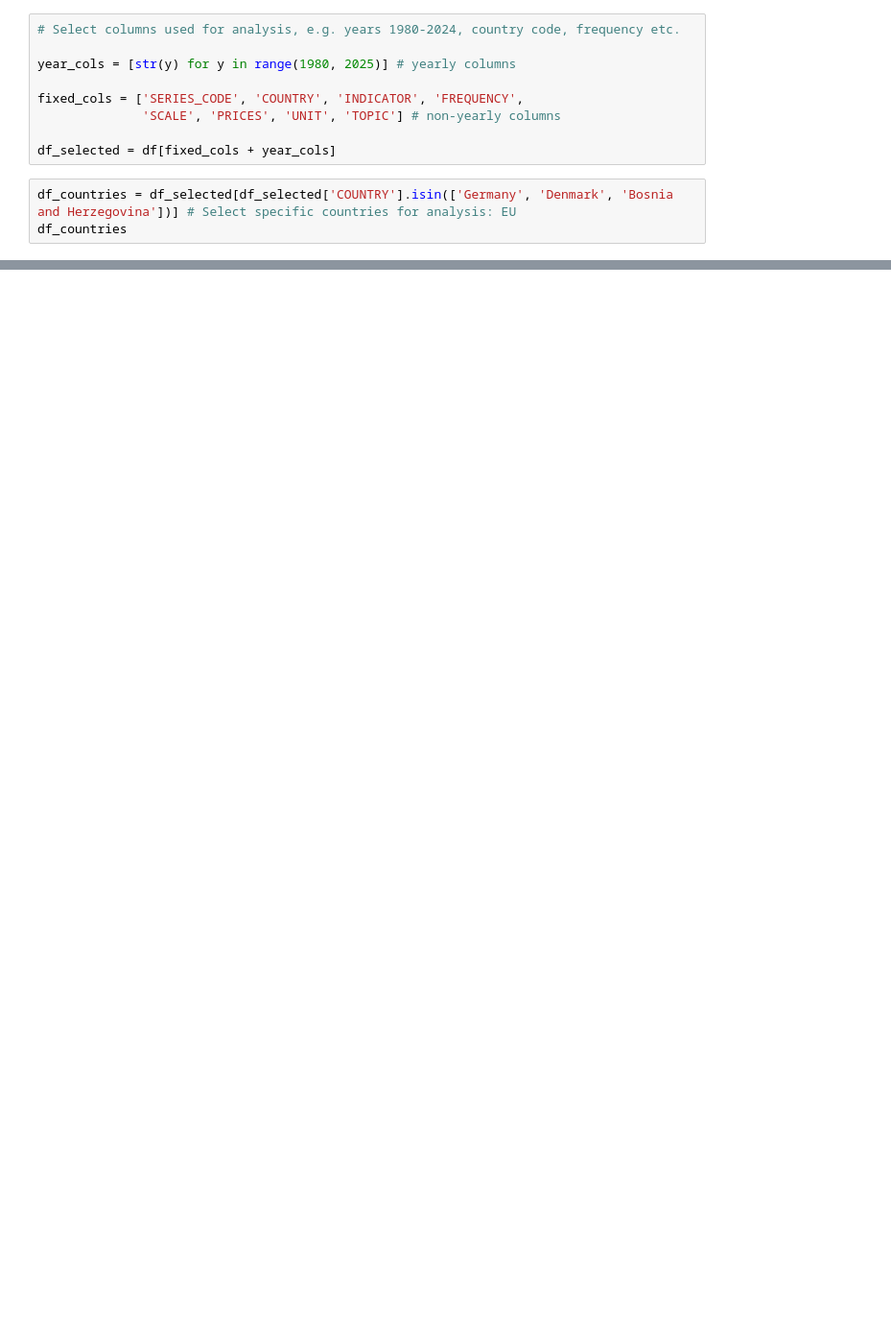
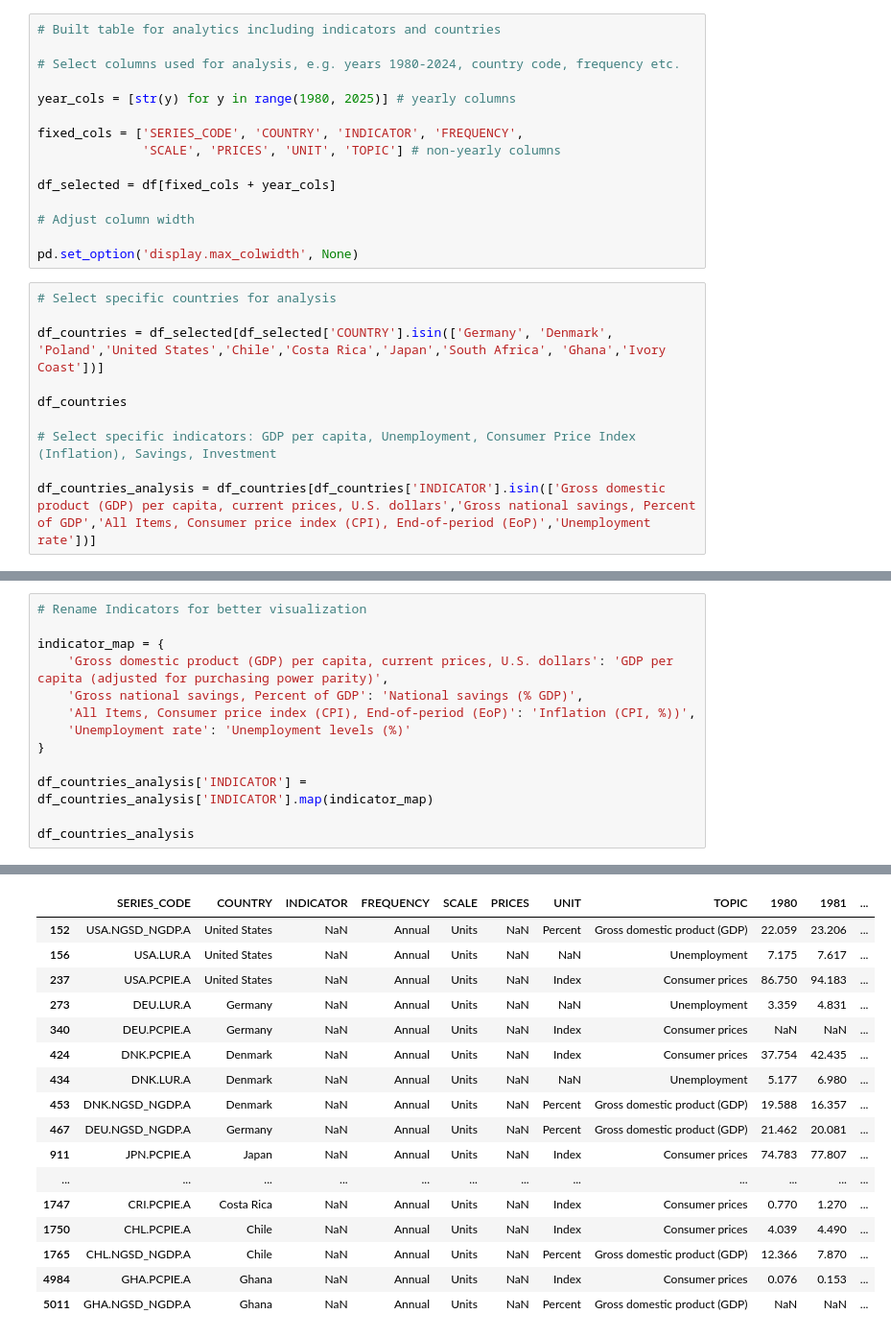
Before and after one commit to MDYCK12/Well-Being-Economics-, a Jupyter notebook: Notebooks/Max.ipynb, the cells around one changed output, grey strips where cells are left out. Shown at 96% size. Saved outputs shown, nothing was run; the diff lists cells and outputs as text; blank space fills up the shorter version.

```diff
--- a/Notebooks/Max.ipynb
+++ b/Notebooks/Max.ipynb
@@ -19,5 +15,7 @@ url = "https://docs.google.com/spreadsheets/d/1BV0koOEqQs580tEPGv9bpZYUfY8q8UTfZ
 df = pd.read_csv(url)
 # %%
+# Built table for analytics including indicators and countries
+
 # Select columns used for analysis, e.g. years 1980-2024, country code, frequency etc.
 
 year_cols = [str(y) for y in range(1980, 2025)] # yearly columns
@@ -26,6 +24,17 @@ fixed_cols = ['SERIES_CODE', 'COUNTRY', 'INDICATOR', 'FREQUENCY',
               'SCALE', 'PRICES', 'UNIT', 'TOPIC'] # non-yearly columns
 
 df_selected = df[fixed_cols + year_cols]
+
+# Adjust column width
+
+pd.set_option('display.max_colwidth', None)
 # %%
-df_countries = df_selected[df_selected['COUNTRY'].isin(['Germany', 'Denmark', 'Bosnia and Herzegovina'])] # Select specific countries for analysis: EU
+# Select specific countries for analysis
+
+df_countries = df_selected[df_selected['COUNTRY'].isin(['Germany', 'Denmark', 'Poland','United States','Chile','Costa Rica','Japan','South Africa', 'Ghana','Ivory Coast'])]
+
 df_countries
+
+# Select specific indicators: GDP per capita, Unemployment, Consumer Price Index (Inflation), Savings, Investment
+
+df_countries_analysis = df_countries[df_countries['INDICATOR'].isin(['Gross domestic product (GDP) per capita, current prices, U.S. dollars','Gross national savings, Percent of GDP','All Items, Consumer price index (CPI), End-of-period (EoP)','Unemployment rate'])]
@@ -45,0 +41,14 @@ df_countries
+# %%
+# Rename Indicators for better visualization
+
+indicator_map = {
+    'Gross domestic product (GDP) per capita, current prices, U.S. dollars': 'GDP per capita (adjusted for purchasing power parity)',
+    'Gross national savings, Percent of GDP': 'National savings (% GDP)',
+    'All Items, Consumer price index (CPI), End-of-period (EoP)': 'Inflation (CPI, %))',
+    'Unemployment rate': 'Unemployment levels (%)'
+}
+
+df_countries_analysis['INDICATOR'] = df_countries_analysis['INDICATOR'].map(indicator_map)
+
+df_countries_analysis
+# %% [output]
@@ -45,0 +60,17 @@ df_countries
+|  | SERIES_CODE | COUNTRY | INDICATOR | FREQUENCY | SCALE | PRICES | UNIT | TOPIC | 1980 | 1981 | ... |
+| 152 | USA.NGSD_NGDP.A | United States | NaN | Annual | Units | NaN | Percent | Gross domestic product (GDP) | 22.059 | 23.206 | ... |
+| 156 | USA.LUR.A | United States | NaN | Annual | Units | NaN | NaN | Unemployment | 7.175 | 7.617 | ... |
+| 237 | USA.PCPIE.A | United States | NaN | Annual | Units | NaN | Index | Consumer prices | 86.750 | 94.183 | ... |
+| 273 | DEU.LUR.A | Germany | NaN | Annual | Units | NaN | NaN | Unemployment | 3.359 | 4.831 | ... |
+| 340 | DEU.PCPIE.A | Germany | NaN | Annual | Units | NaN | Index | Consumer prices | NaN | NaN | ... |
+| 424 | DNK.PCPIE.A | Denmark | NaN | Annual | Units | NaN | Index | Consumer prices | 37.754 | 42.435 | ... |
+| 434 | DNK.LUR.A | Denmark | NaN | Annual | Units | NaN | NaN | Unemployment | 5.177 | 6.980 | ... |
+| 453 | DNK.NGSD_NGDP.A | Denmark | NaN | Annual | Units | NaN | Percent | Gross domestic product (GDP) | 19.588 | 16.357 | ... |
+| 467 | DEU.NGSD_NGDP.A | Germany | NaN | Annual | Units | NaN | Percent | Gross domestic product (GDP) | 21.462 | 20.081 | ... |
+| 911 | JPN.PCPIE.A | Japan | NaN | Annual | Units | NaN | Index | Consumer prices | 74.783 | 77.807 | ... |
+| ... | ... | ... | ... | ... | ... | ... | ... | ... | ... | ... | ... |
+| 1747 | CRI.PCPIE.A | Costa Rica | NaN | Annual | Units | NaN | Index | Consumer prices | 0.770 | 1.270 | ... |
+| 1750 | CHL.PCPIE.A | Chile | NaN | Annual | Units | NaN | Index | Consumer prices | 4.039 | 4.490 | ... |
+| 1765 | CHL.NGSD_NGDP.A | Chile | NaN | Annual | Units | NaN | Percent | Gross domestic product (GDP) | 12.366 | 7.870 | ... |
+| 4984 | GHA.PCPIE.A | Ghana | NaN | Annual | Units | NaN | Index | Consumer prices | 0.076 | 0.153 | ... |
+| 5011 | GHA.NGSD_NGDP.A | Ghana | NaN | Annual | Units | NaN | Percent | Gross domestic product (GDP) | NaN | NaN | ... |
```
Also changed, not shown: parts of 10 cells of this notebook.
